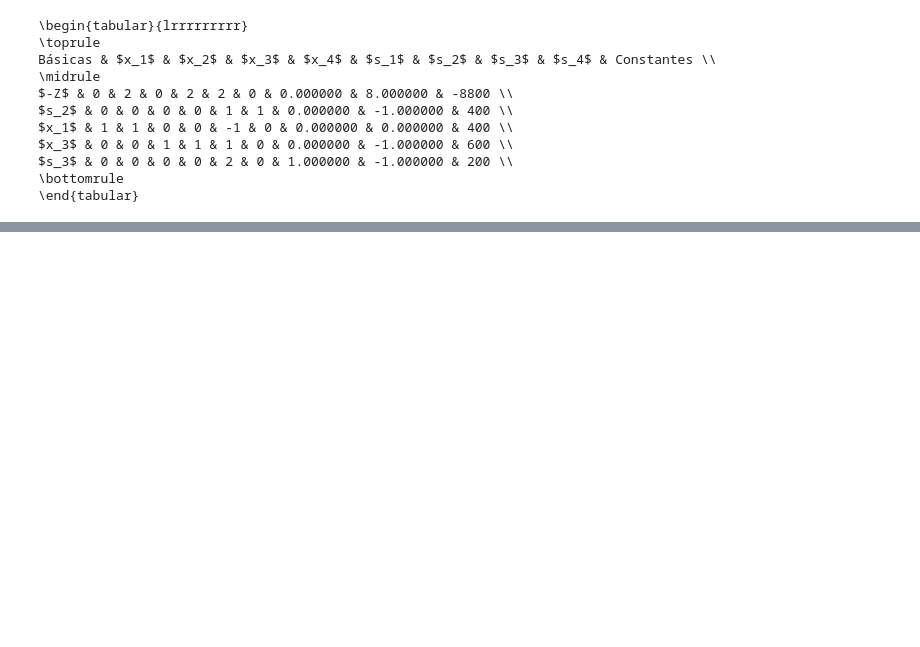
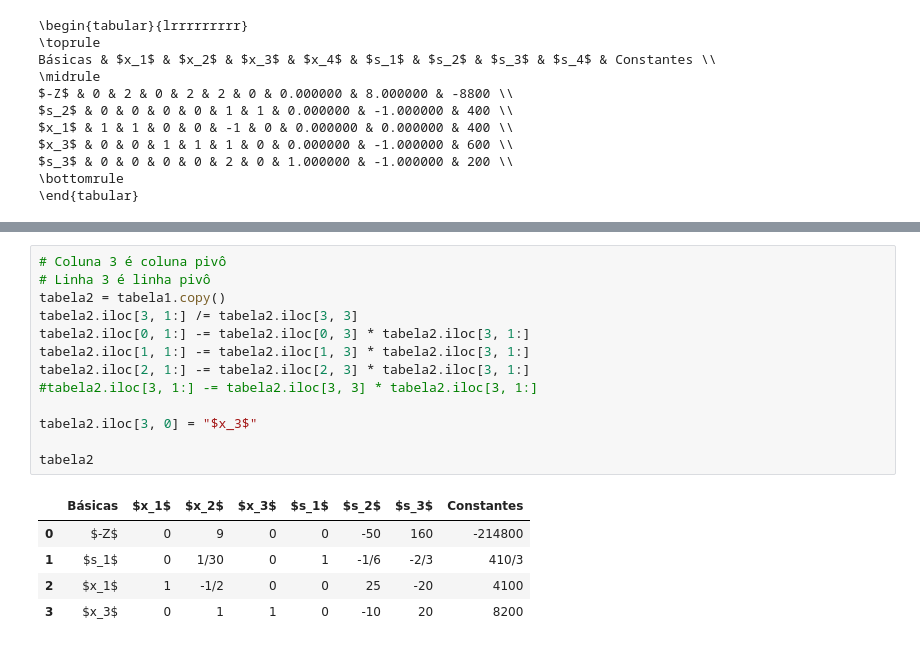
Before and after one commit to henriquempimenta/ProgLin, a Jupyter notebook: pgfs/main.ipynb, the cells around one changed output, grey strips where cells are left out. Cells and saved outputs as stored; diff of their text form; blank space fills up the shorter version.

```diff
--- a/pgfs/main.ipynb
+++ b/pgfs/main.ipynb
@@ -458,0 +526,19 @@ $s_3$ & 0 & 0 & 0 & 0 & 2 & 0 & 1.000000 & -1.000000 & 200 \\
+# %%
+# Coluna 3 é coluna pivô
+# Linha 3 é linha pivô
+tabela2 = tabela1.copy()
+tabela2.iloc[3, 1:] /= tabela2.iloc[3, 3]
+tabela2.iloc[0, 1:] -= tabela2.iloc[0, 3] * tabela2.iloc[3, 1:]
+tabela2.iloc[1, 1:] -= tabela2.iloc[1, 3] * tabela2.iloc[3, 1:]
+tabela2.iloc[2, 1:] -= tabela2.iloc[2, 3] * tabela2.iloc[3, 1:]
+#tabela2.iloc[3, 1:] -= tabela2.iloc[3, 3] * tabela2.iloc[3, 1:]
+
+tabela2.iloc[3, 0] = "$x_3$"
+
+tabela2
+# %% [output]
+|  | Básicas | $x_1$ | $x_2$ | $x_3$ | $s_1$ | $s_2$ | $s_3$ | Constantes |
+| 0 | $-Z$ | 0 | 9 | 0 | 0 | -50 | 160 | -214800 |
+| 1 | $s_1$ | 0 | 1/30 | 0 | 1 | -1/6 | -2/3 | 410/3 |
+| 2 | $x_1$ | 1 | -1/2 | 0 | 0 | 25 | -20 | 4100 |
+| 3 | $x_3$ | 0 | 1 | 1 | 0 | -10 | 20 | 8200 |
```
Also changed, not shown: parts of 7 cells of this notebook, 1 other file.
